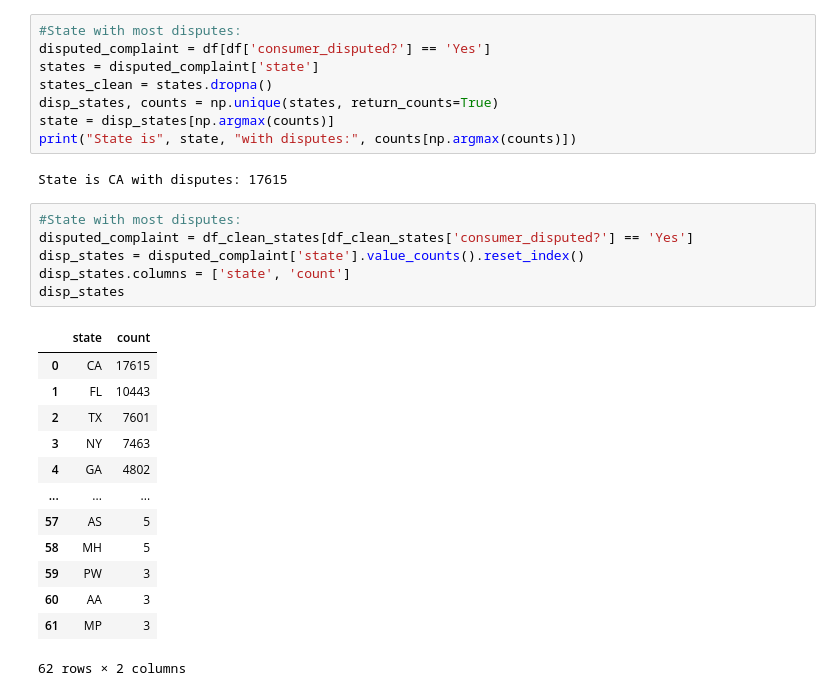
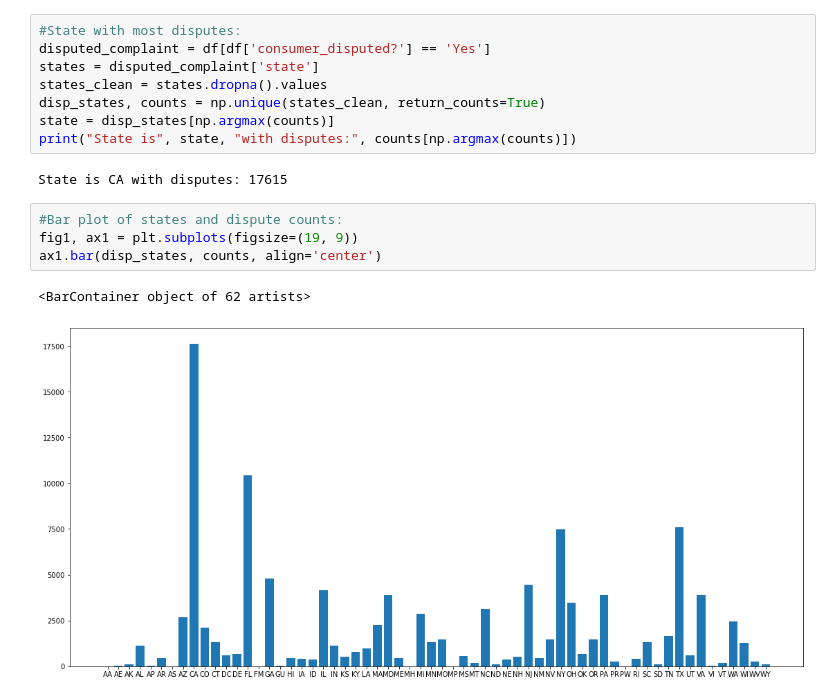
Before and after one commit to quantillinois/data-oa, a Jupyter notebook: consumer_analysis.ipynb, the cells around one changed output. Drawn from its saved outputs; the diff is of its cells as text.

```diff
--- a/consumer_analysis.ipynb
+++ b/consumer_analysis.ipynb
@@ -41,29 +28,16 @@ df_clean_states
 #State with most disputes:
 disputed_complaint = df[df['consumer_disputed?'] == 'Yes']
 states = disputed_complaint['state']
-states_clean = states.dropna()
-disp_states, counts = np.unique(states, return_counts=True)
+states_clean = states.dropna().values
+disp_states, counts = np.unique(states_clean, return_counts=True)
 state = disp_states[np.argmax(counts)]
 print("State is", state, "with disputes:", counts[np.argmax(counts)])
 # %% [output]
 State is CA with disputes: 17615
 # %%
-#State with most disputes:
-disputed_complaint = df_clean_states[df_clean_states['consumer_disputed?'] == 'Yes']
-disp_states = disputed_complaint['state'].value_counts().reset_index()
-disp_states.columns = ['state', 'count']
-disp_states
+#Bar plot of states and dispute counts:
+fig1, ax1 = plt.subplots(figsize=(19, 9))
+ax1.bar(disp_states, counts, align='center')
 # %% [output]
-|  | state | count |
-| 0 | CA | 17615 |
-| 1 | FL | 10443 |
-| 2 | TX | 7601 |
-| 3 | NY | 7463 |
-| 4 | GA | 4802 |
-| ... | ... | ... |
-| 57 | AS | 5 |
-| 58 | MH | 5 |
-| 59 | PW | 3 |
-| 60 | AA | 3 |
-| 61 | MP | 3 |
-62 rows × 2 columns
+<BarContainer object of 62 artists>
+[figure, added]
```
Also changed, not shown: parts of 11 cells of this notebook.
